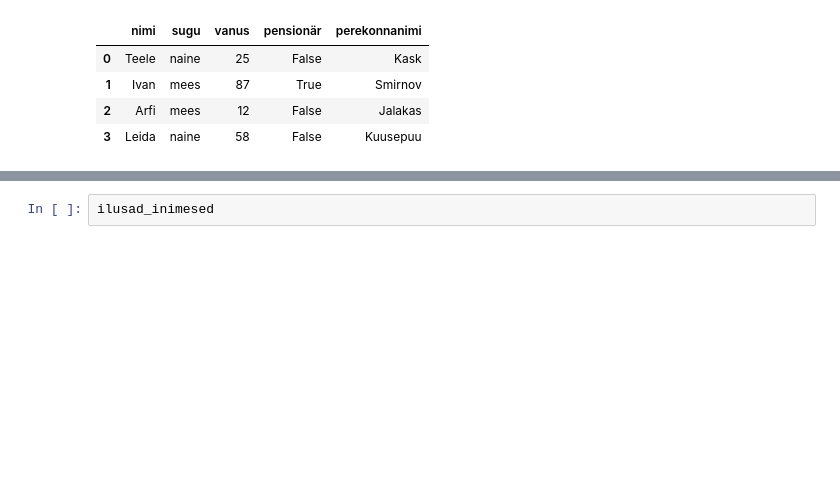
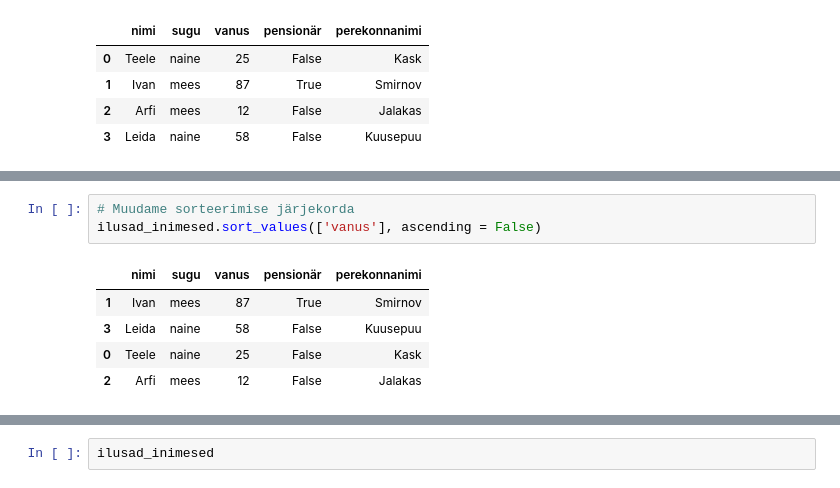
Before and after one commit to d009/EstNLP, a Jupyter notebook: Praktikum4/Praktikum_4.ipynb, the cells around one changed output, grey strips where cells are left out. Drawn from its saved outputs; the diff is of its cells as text; blank space fills up the shorter version.

```diff
--- a/Praktikum4/Praktikum_4.ipynb
+++ b/Praktikum4/Praktikum_4.ipynb
@@ -168,0 +187,9 @@ ilusad_inimesed[ilusad_inimesed['vanus'] > 30]
+# %%
+# Muudame sorteerimise järjekorda
+ilusad_inimesed.sort_values(['vanus'], ascending = False)
+# %% [output]
+|  | nimi | sugu | vanus | pensionär | perekonnanimi |
+| 1 | Ivan | mees | 87 | True | Smirnov |
+| 3 | Leida | naine | 58 | False | Kuusepuu |
+| 0 | Teele | naine | 25 | False | Kask |
+| 2 | Arfi | mees | 12 | False | Jalakas |
```
Also changed, not shown: parts of 19 cells of this notebook.
